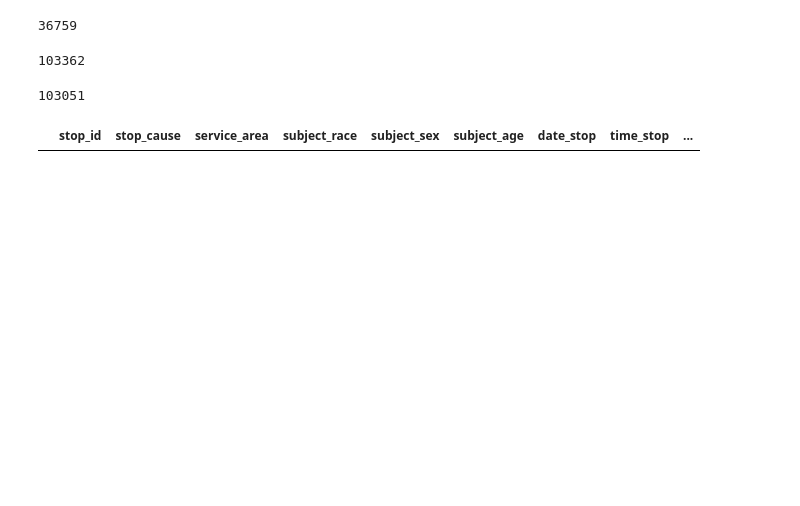
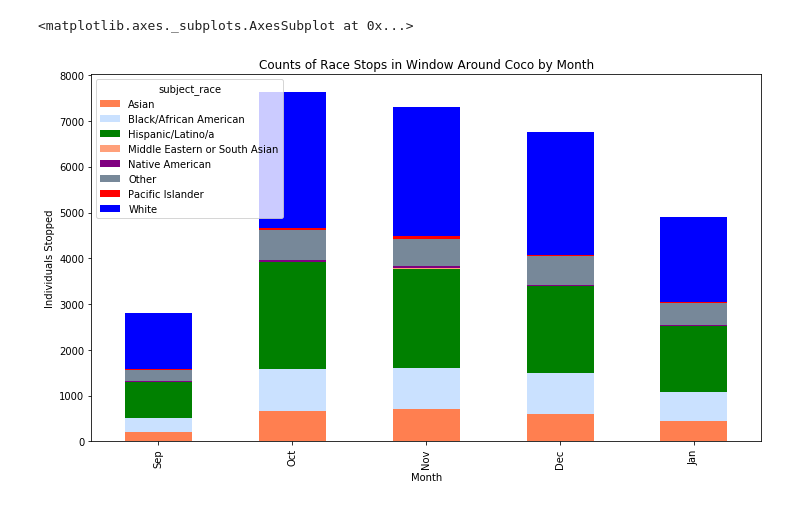
Before and after one commit to tevans-barton/Fair-Policing-Capstone, a Jupyter notebook: notebooks/2.1 Just EDA Notebook.ipynb, the cells around one changed output. Cells and saved outputs as stored; diff of their text form; code cells hidden in the pictures; blank space fills up the shorter version.

```diff
--- a/notebooks/2.1 Just EDA Notebook.ipynb
+++ b/notebooks/2.1 Just EDA Notebook.ipynb
@@ -302,8 +47,0 @@ len(t)
-# %%
-t.stop_id.nunique()
-# %% [output]
-36759
-# %%
-len(df_2017)
-# %% [output]
-103362
@@ -312,8 +48,5 @@ df_2018 = pd.read_csv(TOP_PATH + '/data/cleaned/2018-2019_cleaned.csv')
-# %%
-len(df_2016)
-# %% [output]
-103051
-# %%
-df_2017[df_2017['stop_id'] == 69583]
-# %% [output]
-|  | stop_id | stop_cause | service_area | subject_race | subject_sex | subject_age | date_stop | time_stop | ... |
+# %%
+eda_viz.month_race_count_viz(('09-22-2017', '01-22-2018'), 'Coco', save_fig = True)
+# %% [output]
+<matplotlib.axes._subplots.AxesSubplot at 0x...>
+[figure, added]
```
Also changed, not shown: parts of 58 cells of this notebook, 11 other files.
